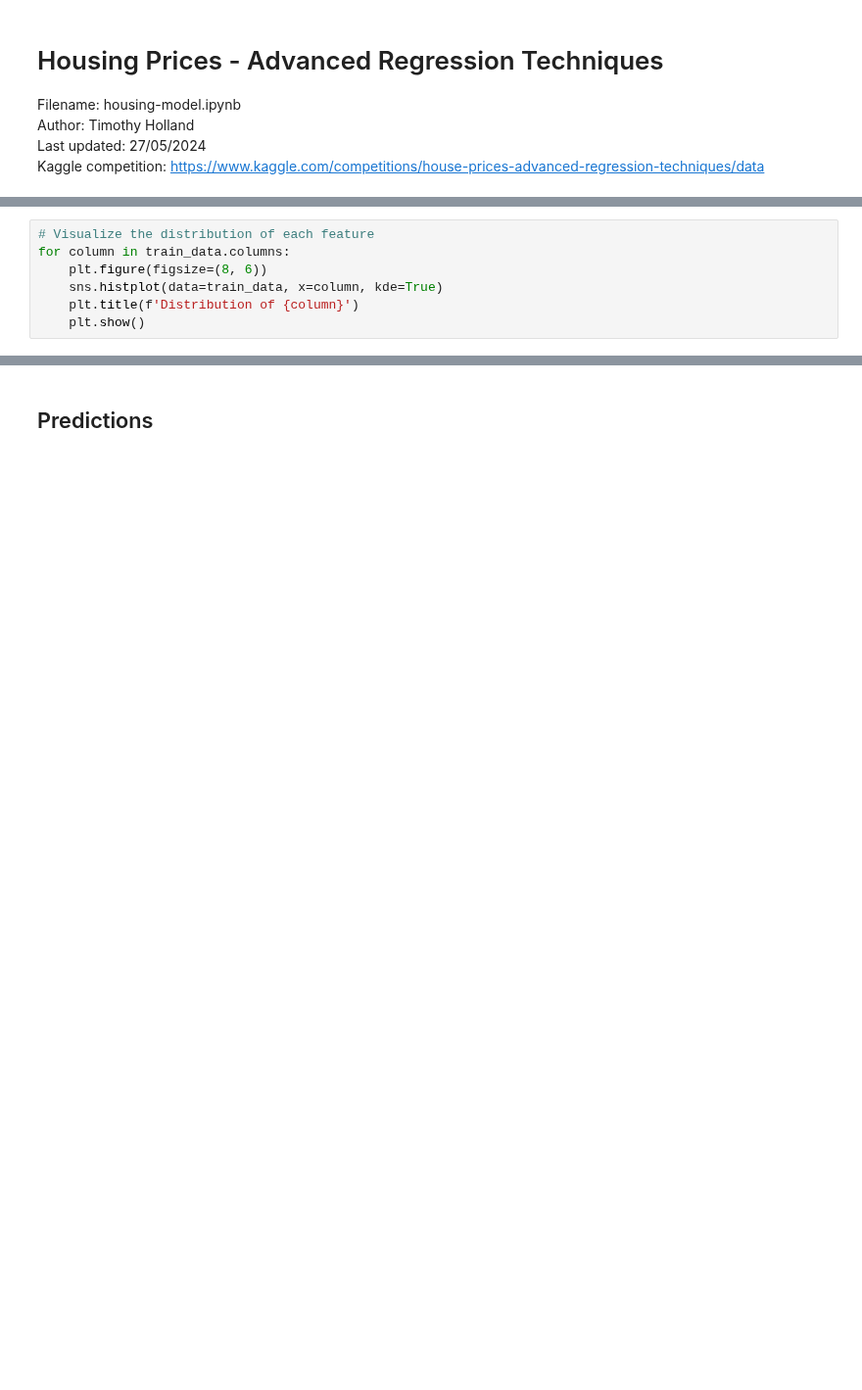
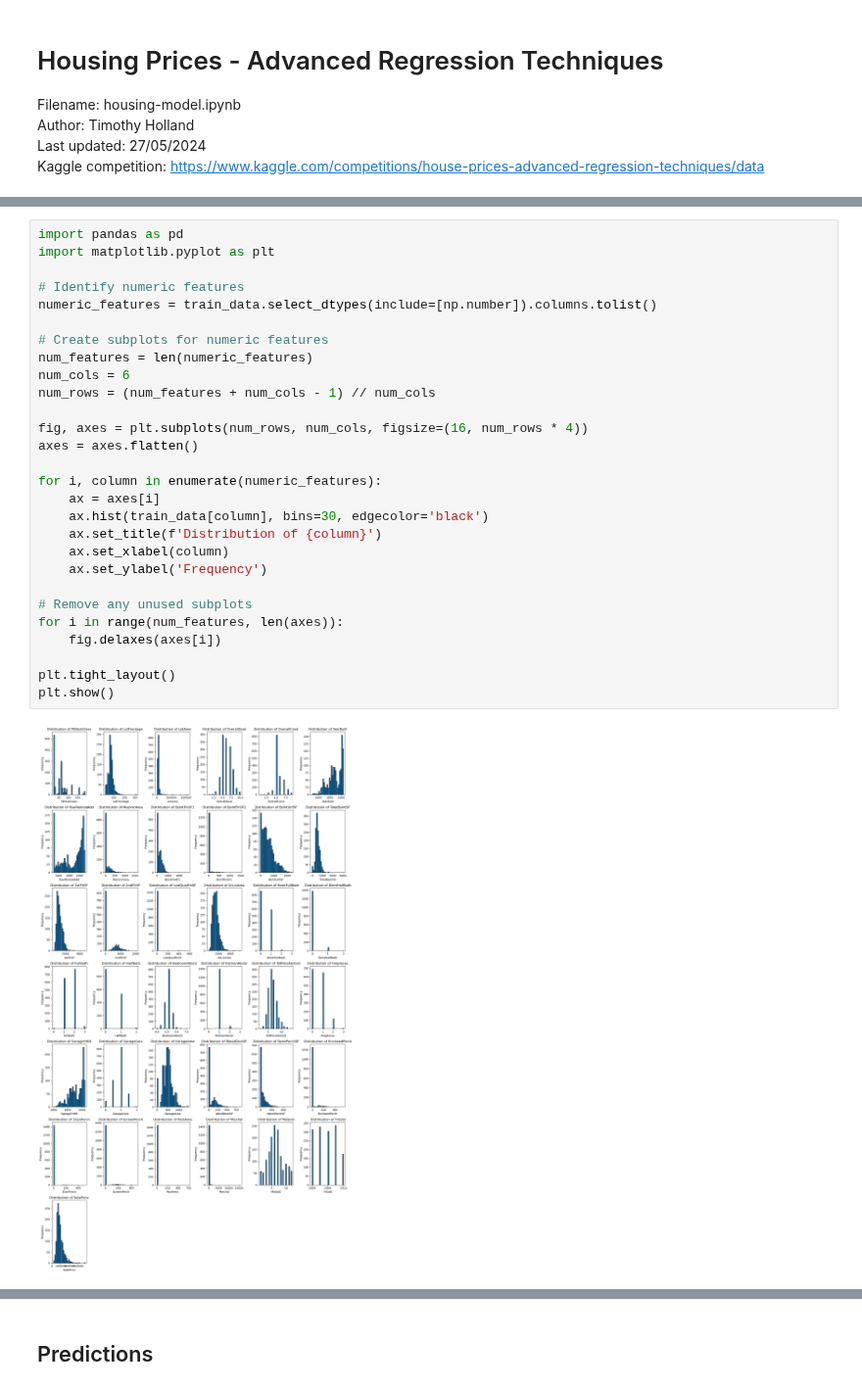
Before and after one commit to e-timmy/Machine-Learning, a Jupyter notebook: Kaggle/housing-prices/housing-model.ipynb, the cells around one changed output, grey strips where cells are left out. Shown at 98% size. Drawn from its saved outputs; the diff is of its cells as text; blank space fills up the shorter version.

```diff
--- a/Kaggle/housing-prices/housing-model.ipynb
+++ b/Kaggle/housing-prices/housing-model.ipynb
@@ -77,7 +76,0 @@ Length: 81, dtype: int64
-# %%
-# Visualize the distribution of each feature
-for column in train_data.columns:
-    plt.figure(figsize=(8, 6))
-    sns.histplot(data=train_data, x=column, kde=True)
-    plt.title(f'Distribution of {column}')
-    plt.show()
@@ -98,3 +77,33 @@ for column in train_data.columns:
+# %%
+import pandas as pd
+import matplotlib.pyplot as plt
+
+# Identify numeric features
+numeric_features = train_data.select_dtypes(include=[np.number]).columns.tolist()
+
+# Create subplots for numeric features
+num_features = len(numeric_features)
+num_cols = 6
+num_rows = (num_features + num_cols - 1) // num_cols
+
+fig, axes = plt.subplots(num_rows, num_cols, figsize=(16, num_rows * 4))
+axes = axes.flatten()
+
+for i, column in enumerate(numeric_features):
+    ax = axes[i]
+    ax.hist(train_data[column], bins=30, edgecolor='black')
+    ax.set_title(f'Distribution of {column}')
+    ax.set_xlabel(column)
+    ax.set_ylabel('Frequency')
+
+# Remove any unused subplots
+for i in range(num_features, len(axes)):
+    fig.delaxes(axes[i])
+
+plt.tight_layout()
+plt.show()
+# %% [output]
+[figure, added]
 # %%
 # Select only the numeric columns for correlation matrix
 numeric_columns = train_data.select_dtypes(include=[float, int]).columns
```
Also changed, not shown: parts of 9 cells of this notebook, 1 other file.
